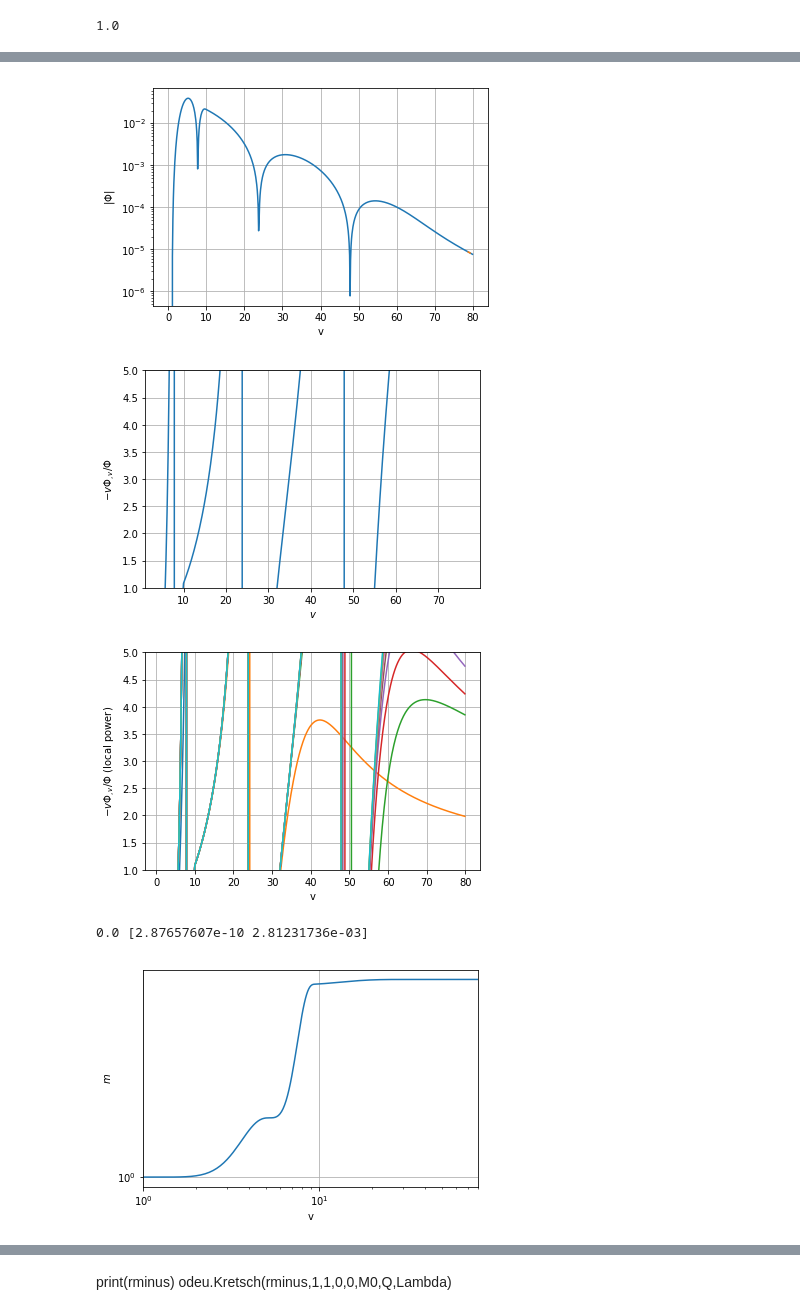
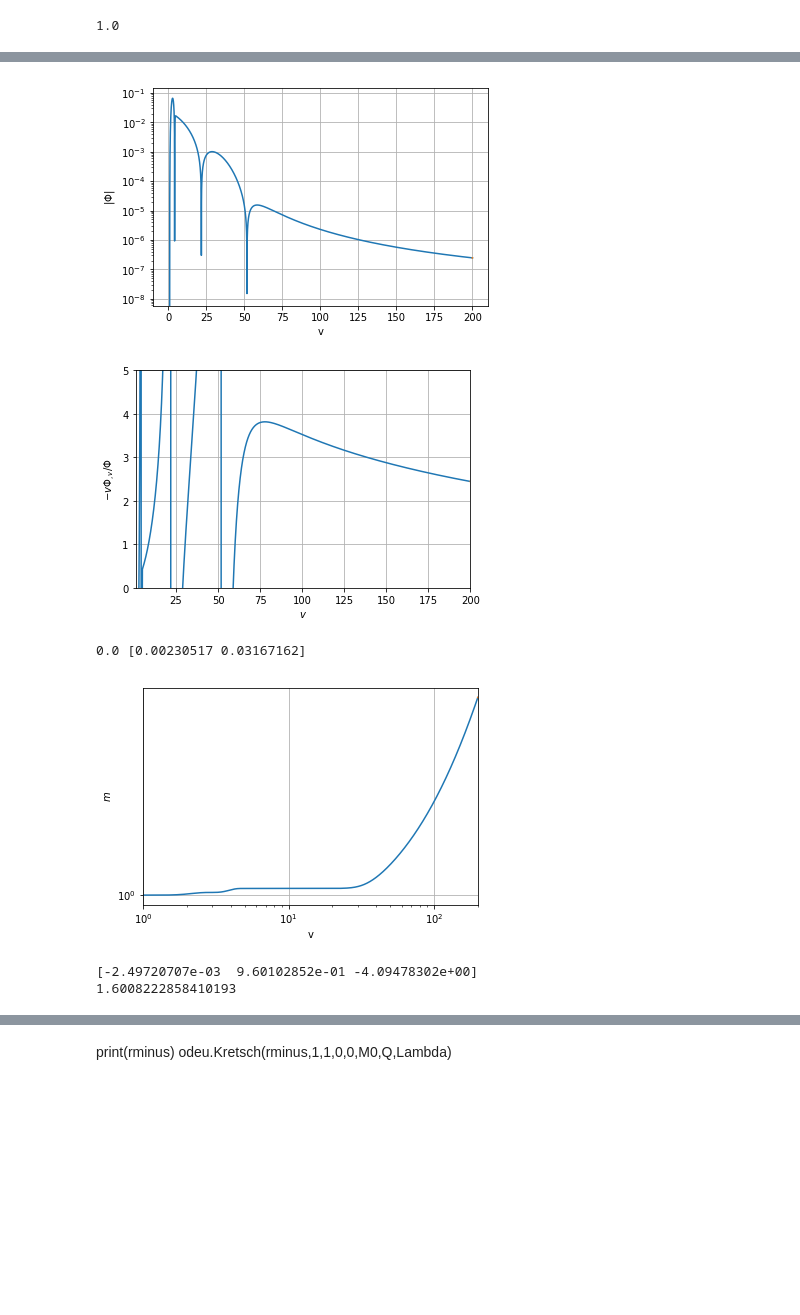
Before and after one commit to bpiotrzkowski/Double-Null-Code, a Jupyter notebook: All Function Checker.ipynb, the cells around one changed output, grey strips where cells are left out. Cells and saved outputs as stored; diff of their text form; code cells hidden in the pictures; blank space fills up the shorter version.

```diff
--- a/All Function Checker.ipynb
+++ b/All Function Checker.ipynb
@@ -143,10 +152,17 @@ else:
 def fr(r,M,Q,Lambda):
     return 1-2*M/r+Q**2.0/r**2.0-Lambda*r**2.0/3.0
 
-sol = optimize.root(fr,[0.6,1.3,170.0],args=(M,Q,Lambda), method='hybr',tol=.0000001)
-rminus=sol.x[0]
-rplus=sol.x[1]
-rcosm=sol.x[2]
+if Lambda==0.0:
+    sol = optimize.root(fr,[0.322,2.5],args=(M,Q,Lambda), method='hybr',tol=.0000001)
+    rminus=sol.x[0]
+    rplus=sol.x[1]
+    rcosm=np.inf
+
+if Lambda>0.0:
+    sol = optimize.root(fr,[0.2,1.41,170],args=(M,Q,Lambda), method='hybr',tol=.0000001)
+    rminus=sol.x[0]
+    rplus=sol.x[1]
+    rcosm=sol.x[2]
 print('---')
 print(M,Q,Lambda)
 print('---')
@@ -182,4 +198,4 @@ k+: 0.18323578765411241 k-: 0.6916694827996395 kc: 0.0
 # %%
-uval=1350   #for single value graphs, this chooses the index in the u direction
+uval=5#Nu-1#for single value graphs, this chooses the index in the u direction
 print(0,Nu)
 # %% [output]
@@ -411,6 +426,6 @@ plt.show()
 # %%
-v1=Nv-10
-v2=Nv-5
+v1=Nv-20
+v2=Nv-10
 print(vrange2[v1],vrange2[v2])
 print(0.0,np.polyfit(np.log(vrange2[v1:v2]),np.log(np.abs(phinp[uval][v1:v2])),1.0))
 print(kappacosm)
@@ -429,7 +444,7 @@ plt.show()
 
 plt.plot(vrange2,-vrange2*dphinpv[uval]/phinp[uval]/dercorr)
 plt.plot(vrange2[v1:v2],-vrange2[v1:v2]*dphinpv[uval][v1:v2]/phinp[uval][v1:v2]/dercorr)
-plt.ylim(1.0,5.0)
+plt.ylim(0.0,5.0)
 #plt.xscale('log')
 plt.ylabel(r'$-v \Phi_{,v} /\Phi$')
 plt.xlabel(r'$v$')
@@ -439,16 +454,7 @@ plt.grid()
 plt.show()
 
 numlines=10
-for i in range(numlines):
-    i=int(i*Nu/numlines)
-    plt.plot(vrange2,-vrange2*dphinpv[i]/phinp[i]/dercorr)
-    plt.ylim(1.0,5.0)
-#plt.xscale('log')
-plt.grid()
-plt.ylabel(r'$-v \Phi_{,v} /\Phi$'+' (local power)')
-plt.xlabel('v')
-#plt.savefig('num-rel-pics/Powers of Phi vs v_bug_fixed.png',dpi=300)
-plt.show()
+
 
 print(0.0,np.polyfit(vrange2[v1:v2],np.log(np.abs(massnp[uval][v1:v2])),1.0))
 plt.plot(vrange2,np.abs(massnp[uval])/dercorr)
@@ -461,6 +467,11 @@ plt.xscale('log')
 plt.xlabel('v')
 plt.ylabel(r'$m$')
 plt.grid()
-#plt.savefig('num-rel-pics/Phi vs v_changed_method.png',dpi=300)
+plt.savefig('num-rel-pics/Phi vs v.png',dpi=300)
+plt.savefig(path+'/mass_vs_v.png',dpi=300)
 plt.show()
+
+print(odeu.massparam(vrange2[v1:v2],np.log(massnp[uval][v1:v2])))
+
+print(kappaminus)
 # %% [output]
@@ -470,8 +481,9 @@ plt.show()
-[figure, old version]
+[figure, new version]
-[figure, old version]
+[figure, new version]
+0.0 [0.00230517 0.03167162]
-[figure, old version]
+[figure, new version]
-0.0 [2.87657607e-10 2.81231736e-03]
-[figure, removed]
+[-2.49720707e-03  9.60102852e-01 -4.09478302e+00]
+1.6008222858410193
 # %%
 print(0.0,Nu)
 numlines=10
```
Also changed, not shown: parts of 43 cells of this notebook, 4 other files.
